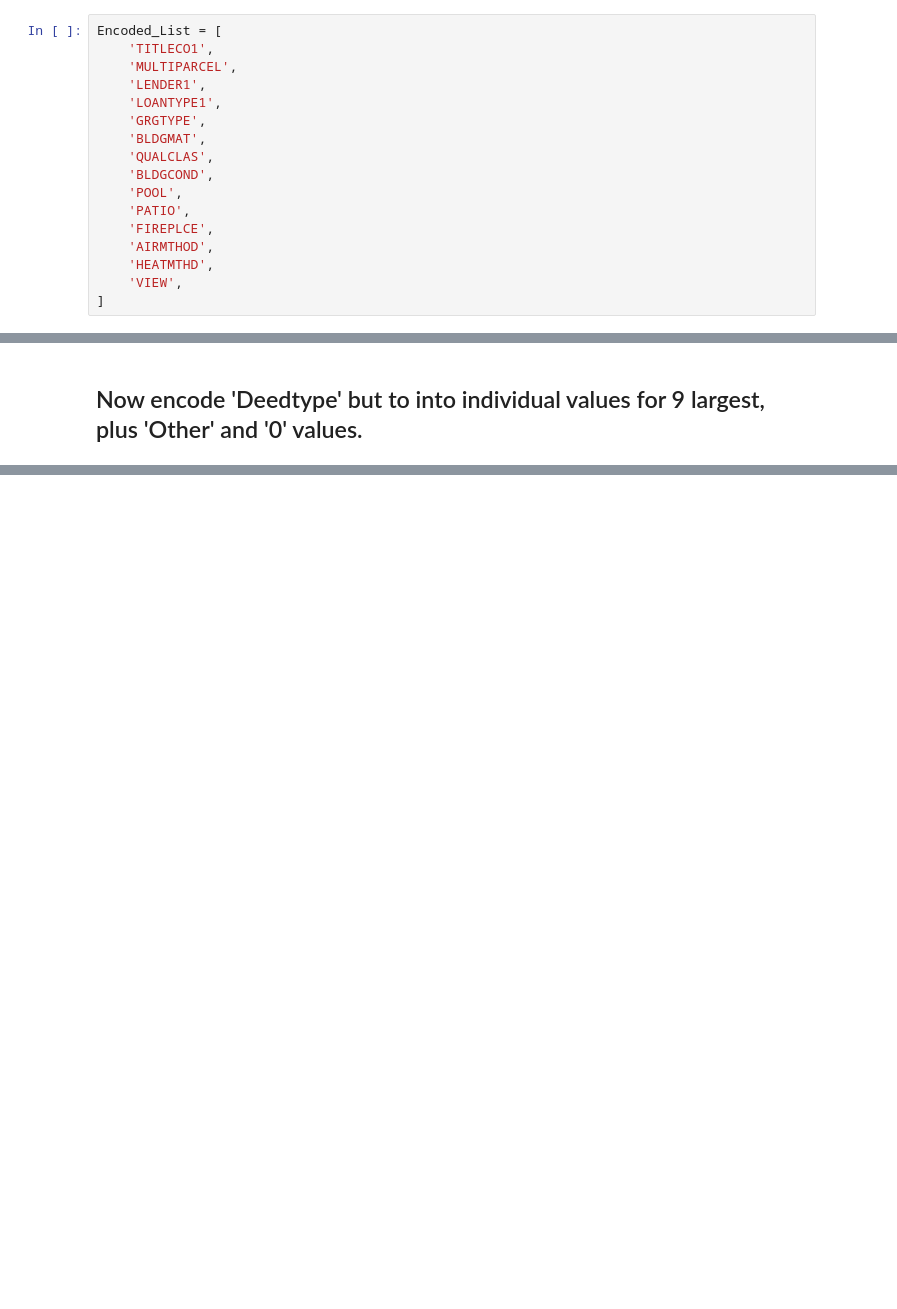
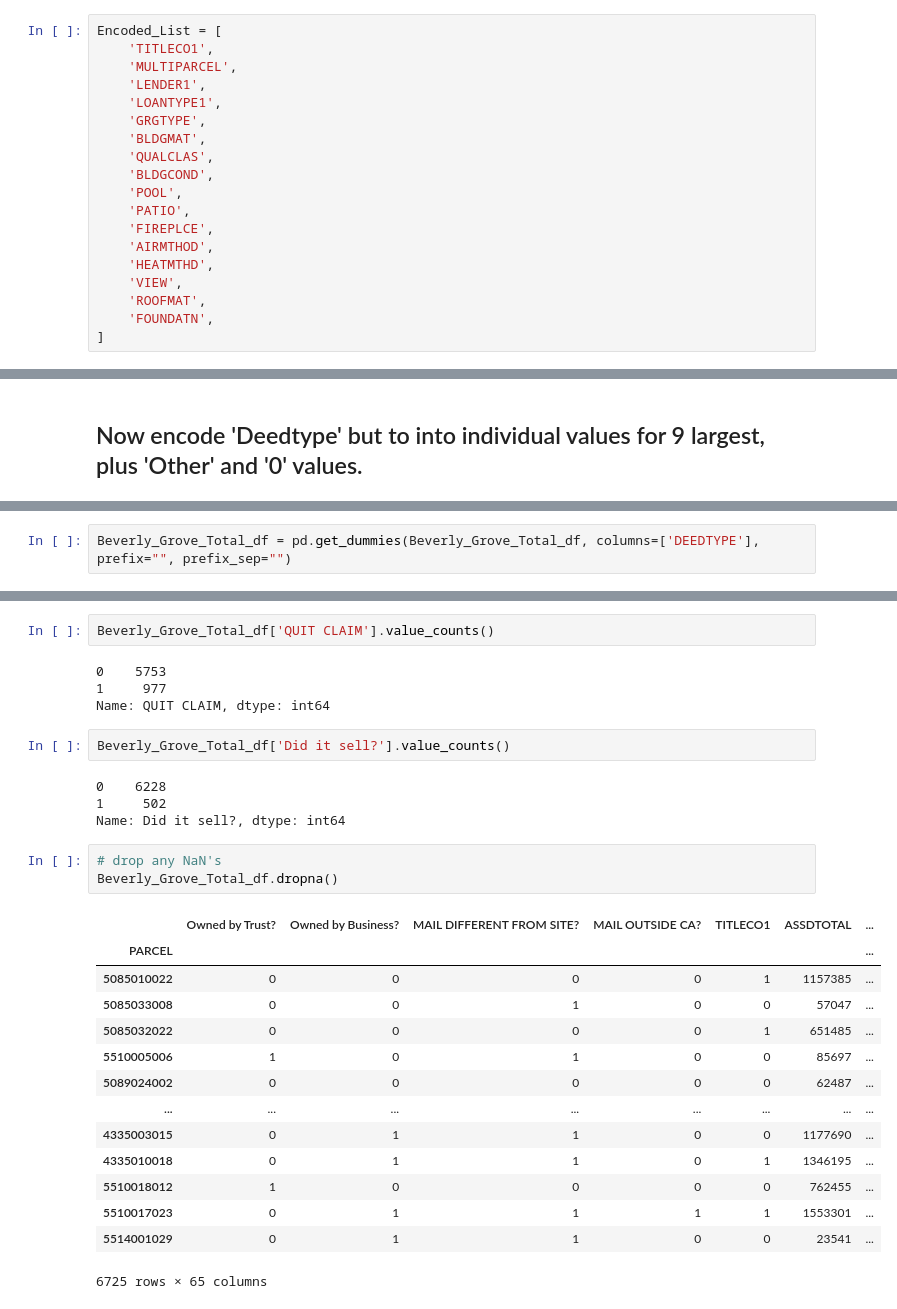
Before and after one commit to mhorstman/Final_Project_Team_1, a Jupyter notebook: Beverly_Grove.ipynb, the cells around one changed output, grey strips where cells are left out. Drawn from its saved outputs; the diff is of its cells as text; blank space fills up the shorter version.

Commit message:
adding the Beverly_Grove.ipynb file up to the point where we are running into an error

```diff
--- a/Beverly_Grove.ipynb
+++ b/Beverly_Grove.ipynb
@@ -247,6 +247,8 @@ Encoded_List = [
     'AIRMTHOD',
     'HEATMTHD',
     'VIEW',
+    'ROOFMAT',
+    'FOUNDATN',
 ]
 # %%
 for col in Beverly_Grove_Total_df:
@@ -268,0 +279,2 @@ Beverly_Grove_Total_df.head()
+# %%
+Beverly_Grove_Total_df = pd.get_dummies(Beverly_Grove_Total_df, columns=['DEEDTYPE'], prefix="", prefix_sep="")
@@ -268,0 +292,30 @@ Beverly_Grove_Total_df.head()
+# %%
+Beverly_Grove_Total_df['QUIT CLAIM'].value_counts()
+# %% [output]
+0    5753
+1     977
+Name: QUIT CLAIM, dtype: int64
+# %%
+Beverly_Grove_Total_df['Did it sell?'].value_counts()
+# %% [output]
+0    6228
+1     502
+Name: Did it sell?, dtype: int64
+# %%
+# drop any NaN's
+Beverly_Grove_Total_df.dropna()
+# %% [output]
+|  | Owned by Trust? | Owned by Business? | MAIL DIFFERENT FROM SITE? | MAIL OUTSIDE CA? | TITLECO1 | ASSDTOTAL | ... |
+| PARCEL |  |  |  |  |  |  | ... |
+| 5085010022 | 0 | 0 | 0 | 0 | 1 | 1157385 | ... |
+| 5085033008 | 0 | 0 | 1 | 0 | 0 | 57047 | ... |
+| 5085032022 | 0 | 0 | 0 | 0 | 1 | 651485 | ... |
+| 5510005006 | 1 | 0 | 1 | 0 | 0 | 85697 | ... |
+| 5089024002 | 0 | 0 | 0 | 0 | 0 | 62487 | ... |
+| ... | ... | ... | ... | ... | ... | ... | ... |
+| 4335003015 | 0 | 1 | 1 | 0 | 0 | 1177690 | ... |
+| 4335010018 | 0 | 1 | 1 | 0 | 1 | 1346195 | ... |
+| 5510018012 | 1 | 0 | 0 | 0 | 0 | 762455 | ... |
+| 5510017023 | 0 | 1 | 1 | 1 | 1 | 1553301 | ... |
+| 5514001029 | 0 | 1 | 1 | 0 | 0 | 23541 | ... |
+6725 rows × 65 columns
```
Also changed, not shown: parts of 27 cells of this notebook.
